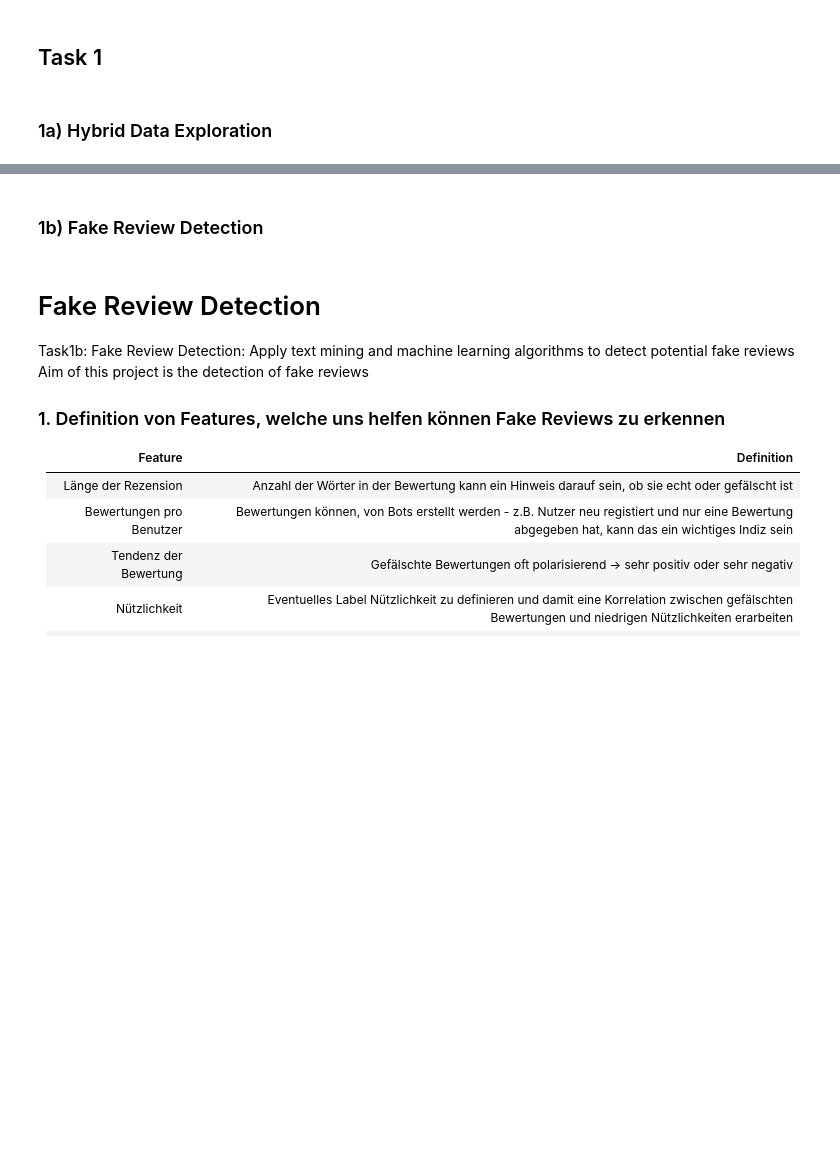
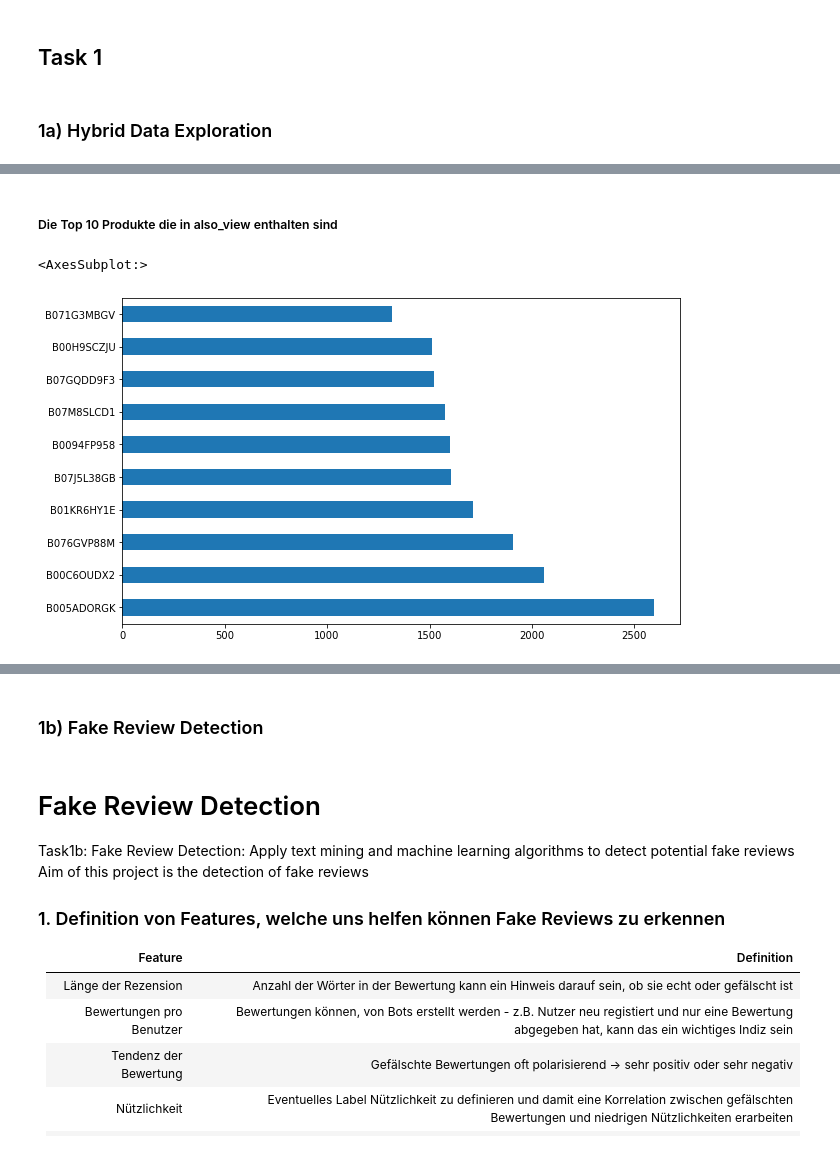
Before and after one commit to juliankulinsky/deep_learning, a Jupyter notebook: notebooks/deep_leaning_project.ipynb, the cells around one changed output, grey strips where cells are left out. Drawn from its saved outputs; the diff is of its cells as text; code cells hidden in the pictures; blank space fills up the shorter version.

```diff
--- a/notebooks/deep_leaning_project.ipynb
+++ b/notebooks/deep_leaning_project.ipynb
@@ -59,0 +381,21 @@ df_cleaned = pd.read_csv("/content/drive/MyDrive/DeepLearning_WiSe22-23/df_clean
+# %% [markdown]
+##### Die Top 10 Produkte die in also_view enthalten sind
+# %%
+#A funktion that goes through all List in column also_view and show most view itmes
+def most_viewed_items(column):
+    most_viewed_items = []
+    for i in df[column]:
+        if type(i) == list:
+            for j in i:
+                most_viewed_items.append(j)
+    return most_viewed_items
+
+# a list of all items that are viewed together
+most_viewed_items = most_viewed_items('also_view')
+
+#Visualize the most top 10 viewed items
+most_viewed_items = pd.Series(most_viewed_items)
+most_viewed_items.value_counts().head(10).plot(kind='barh', figsize=(10, 6))
+# %% [output]
+<AxesSubplot:>
+[figure, added]
```
Also changed, not shown: parts of 80 cells of this notebook.
